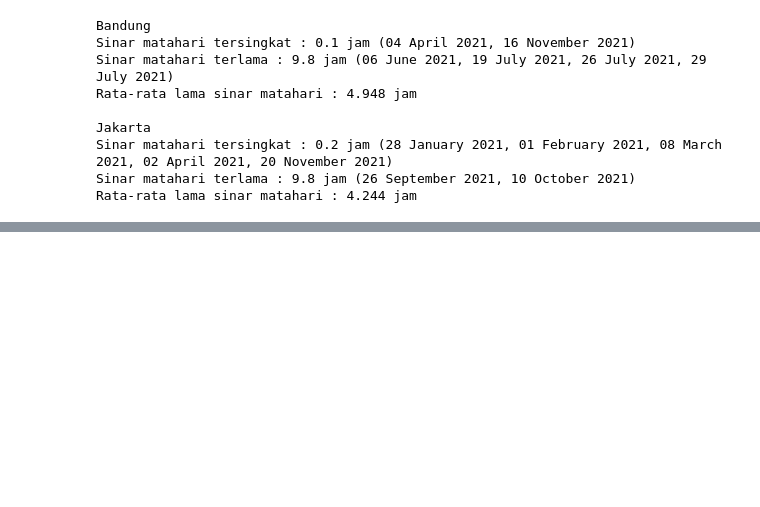
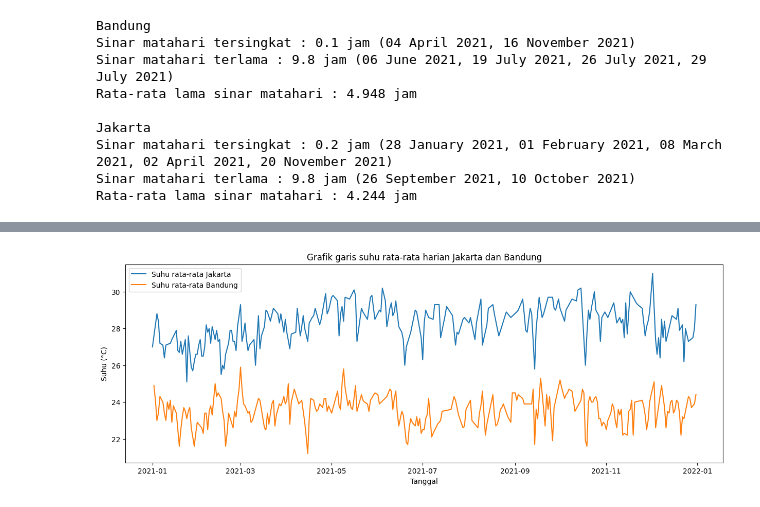
Before and after one commit to KaonWry/tubes-2-pengkom, a Jupyter notebook: main.ipynb, the cells around one changed output, grey strips where cells are left out. Saved outputs shown, nothing was run; the diff lists cells and outputs as text; code cells hidden in the pictures; blank space fills up the shorter version.

```diff
--- a/main.ipynb
+++ b/main.ipynb
@@ -132,0 +158,15 @@ Rata-rata lama sinar matahari : 4.244 jam
+# %%
+plt.figure(figsize=(15, 5))
+plt.title("Grafik garis suhu rata-rata harian Jakarta dan Bandung")
+# Jakarta
+plt.plot(dfJakarta.dropna()['Tanggal'], dfJakarta.dropna()['Tavg'])
+
+# Bandung
+plt.plot(dfBandung.dropna()['Tanggal'], dfBandung.dropna()['Tavg'])
+
+plt.xlabel('Tanggal')
+plt.ylabel('Suhu (\u00b0C)')
+plt.legend(['Suhu rata-rata Jakarta', 'Suhu rata-rata Bandung'])
+plt.show()
+# %% [output]
+[figure, added]
```
Also changed, not shown: parts of 4 cells of this notebook.
